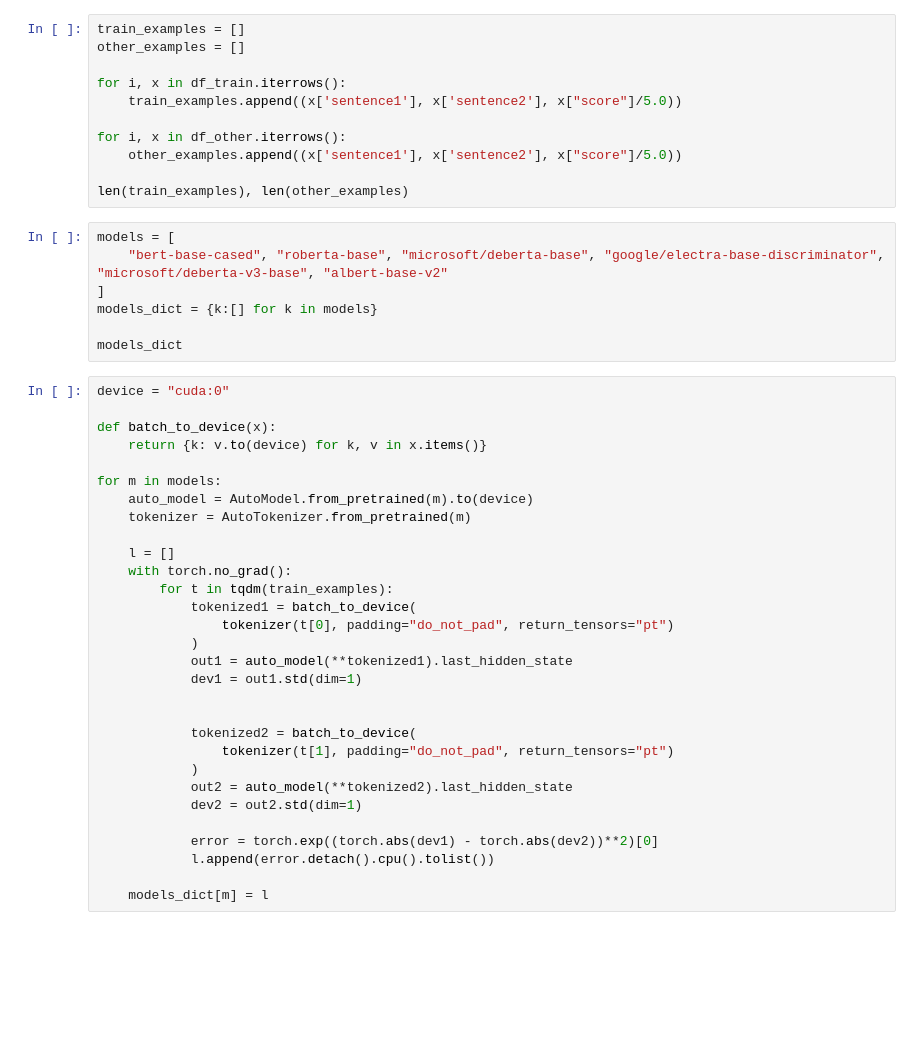
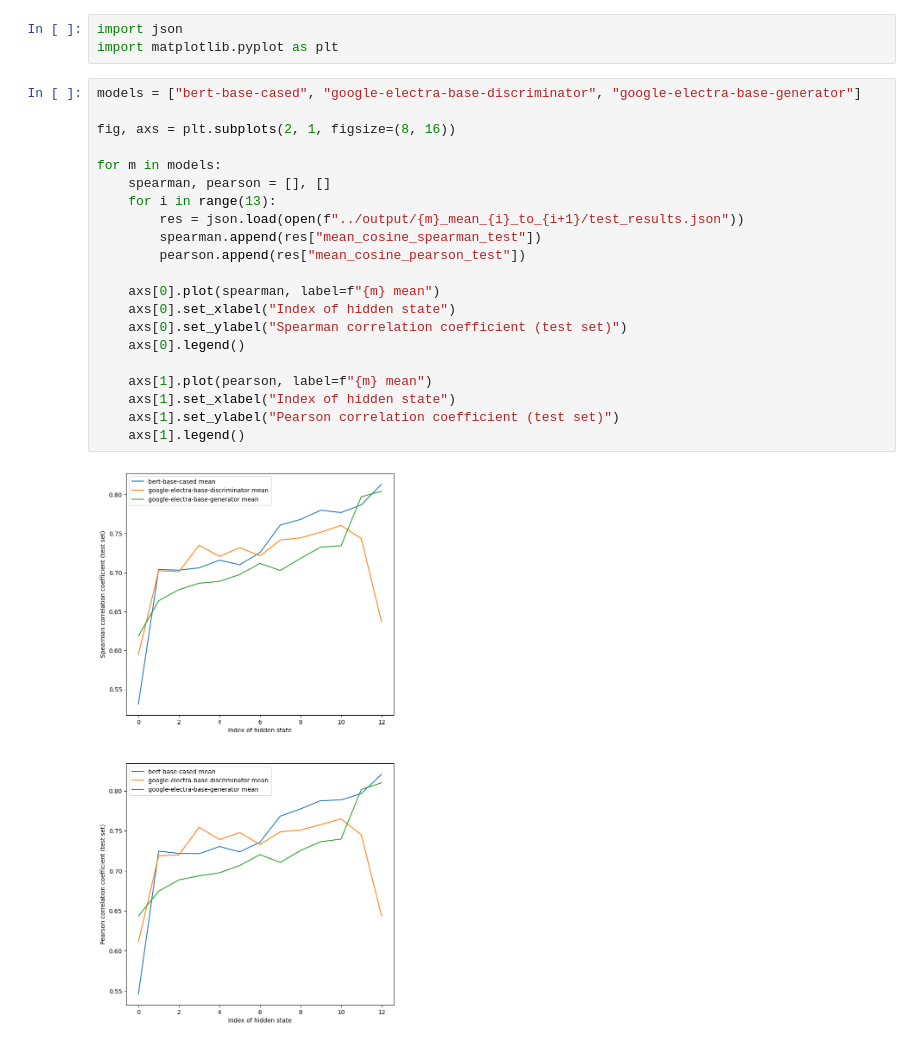
Before and after one commit to ir2718/similarity-embedding-quality, a Jupyter notebook: notebooks/comparison2.ipynb, the cells around one changed output. Cells and saved outputs as stored; diff of their text form; blank space fills up the shorter version.

```diff
--- a/notebooks/comparison2.ipynb
+++ b/notebooks/comparison2.ipynb
@@ -27,48 +1,26 @@ display(df_other.head())
-# %%
-train_examples = []
-other_examples = []
-
-for i, x in df_train.iterrows():
-    train_examples.append((x['sentence1'], x['sentence2'], x["score"]/5.0))
-
-for i, x in df_other.iterrows():
-    other_examples.append((x['sentence1'], x['sentence2'], x["score"]/5.0))
-
-len(train_examples), len(other_examples)
-# %%
-models = [
-    "bert-base-cased", "roberta-base", "microsoft/deberta-base", "google/electra-base-discriminator", "microsoft/deberta-v3-base", "albert-base-v2"
-]
-models_dict = {k:[] for k in models}
-
-models_dict
-# %%
-device = "cuda:0"
-
-def batch_to_device(x):
-    return {k: v.to(device) for k, v in x.items()}
-
-for m in models:
-    auto_model = AutoModel.from_pretrained(m).to(device)
-    tokenizer = AutoTokenizer.from_pretrained(m)
-
-    l = []
-    with torch.no_grad():
-        for t in tqdm(train_examples):
-            tokenized1 = batch_to_device(
-                tokenizer(t[0], padding="do_not_pad", return_tensors="pt")
-            )
-            out1 = auto_model(**tokenized1).last_hidden_state
-            dev1 = out1.std(dim=1)
-
-
-            tokenized2 = batch_to_device(
-                tokenizer(t[1], padding="do_not_pad", return_tensors="pt")
-            )
-            out2 = auto_model(**tokenized2).last_hidden_state
-            dev2 = out2.std(dim=1)
-
-            error = torch.exp((torch.abs(dev1) - torch.abs(dev2))**2)[0]
-            l.append(error.detach().cpu().tolist())
-
-    models_dict[m] = l
+# %%
+import json
+import matplotlib.pyplot as plt
+# %%
+models = ["bert-base-cased", "google-electra-base-discriminator", "google-electra-base-generator"]
+
+fig, axs = plt.subplots(2, 1, figsize=(8, 16))
+
+for m in models:
+    spearman, pearson = [], []
+    for i in range(13):
+        res = json.load(open(f"../output/{m}_mean_{i}_to_{i+1}/test_results.json"))
+        spearman.append(res["mean_cosine_spearman_test"])
+        pearson.append(res["mean_cosine_pearson_test"])
+
+    axs[0].plot(spearman, label=f"{m} mean")
+    axs[0].set_xlabel("Index of hidden state")
+    axs[0].set_ylabel("Spearman correlation coefficient (test set)")
+    axs[0].legend()
+
+    axs[1].plot(pearson, label=f"{m} mean")
+    axs[1].set_xlabel("Index of hidden state")
+    axs[1].set_ylabel("Pearson correlation coefficient (test set)")
+    axs[1].legend()
+# %% [output]
+[figure, added]
```
Also changed, not shown: parts of 3 cells of this notebook, 2 other files.
